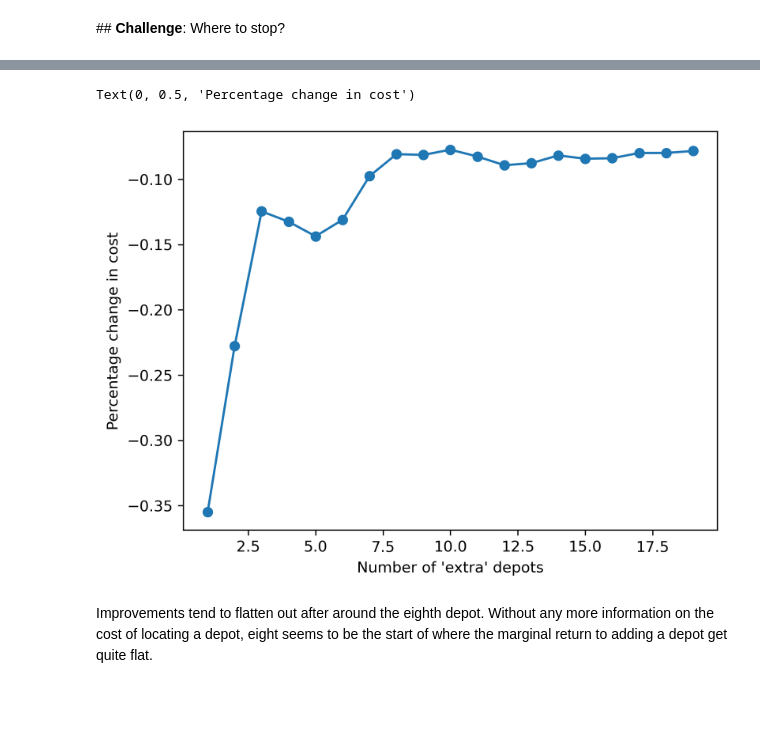
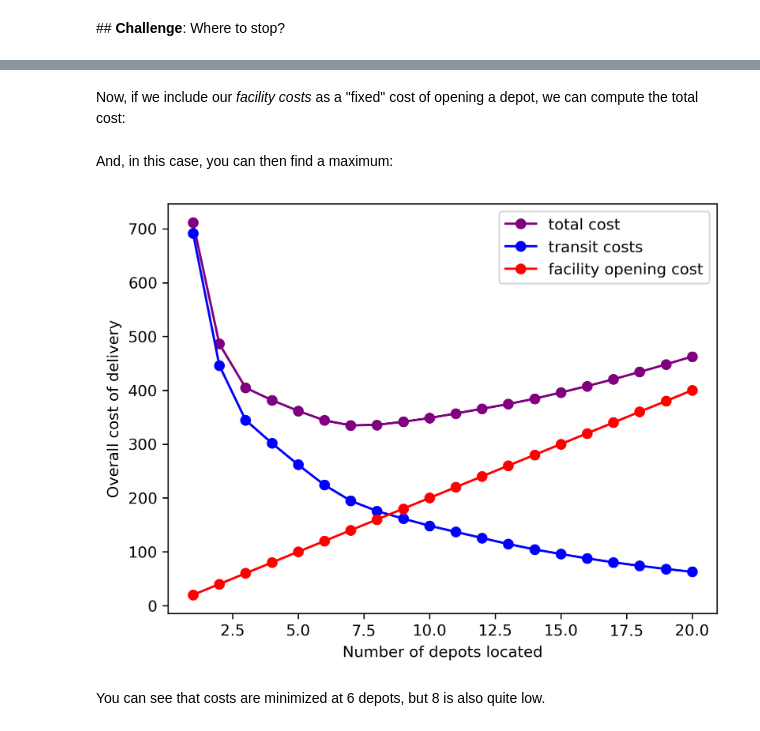
Before and after one commit to ljwolf/intro-to-spatialopt, a Jupyter notebook: answers/01-median-answers.ipynb, the cells around one changed output, grey strips where cells are left out. Cells and saved outputs as stored; diff of their text form; code cells hidden in the pictures; blank space fills up the shorter version.

```diff
--- a/answers/01-median-answers.ipynb
+++ b/answers/01-median-answers.ipynb
@@ -235,0 +238,2 @@ objective_values = [model.problem.objective.value() for model in models]
+# %%
+facility_costs = numpy.arange(1, 21) * 20
@@ -272,13 +259,33 @@ We can visualize the percentage price reduction for each additional depot using
-# %%
-plt.plot(
-    range(1,20), # framed as the benefit of adding an extra "n" depots from the first
-    numpy.diff(objective_values)/objective_values[:-1], # captures the % change: (p0 - p1)/(p0)
-    marker='o'
-)
-plt.xlabel("Number of 'extra' depots")
-plt.ylabel("Percentage change in cost")
-# %% [output]
-Text(0, 0.5, 'Percentage change in cost')
-[figure, removed]
 # %% [markdown]
-Improvements tend to flatten out after around the eighth depot. Without any more information on the cost of locating a depot, eight seems to be the start of where the marginal return to adding a depot get quite flat.
+Now, if we include our *facility costs* as a "fixed" cost of opening a depot, we can compute the total cost:
+# %%
+total_cost =  numpy.asarray(objective_values) + facility_costs
+# %% [markdown]
+And, in this case, you can then find a maximum:
+# %%
+plt.plot(range(1, 21),
+         total_cost,
+         marker='o',
+         label='total cost',
+         color='purple'
+        )
+plt.plot(range(1, 21),
+         objective_values,
+         marker='o',
+         label='transit costs',
+         color='blue'
+        )
+plt.plot(range(1, 21),
+         facility_costs,
+         marker='o',
+         label='facility opening cost',
+         color='red'
+        )
+plt.legend()
+plt.xlabel("Number of depots located")
+plt.ylabel("Overall cost of delivery")
+plt.show()
+# %% [output]
+[figure, added]
+# %% [markdown]
+You can see that costs are minimized at 6 depots, but 8 is also quite low.
```
Also changed, not shown: parts of 8 cells of this notebook, 5 other files.
